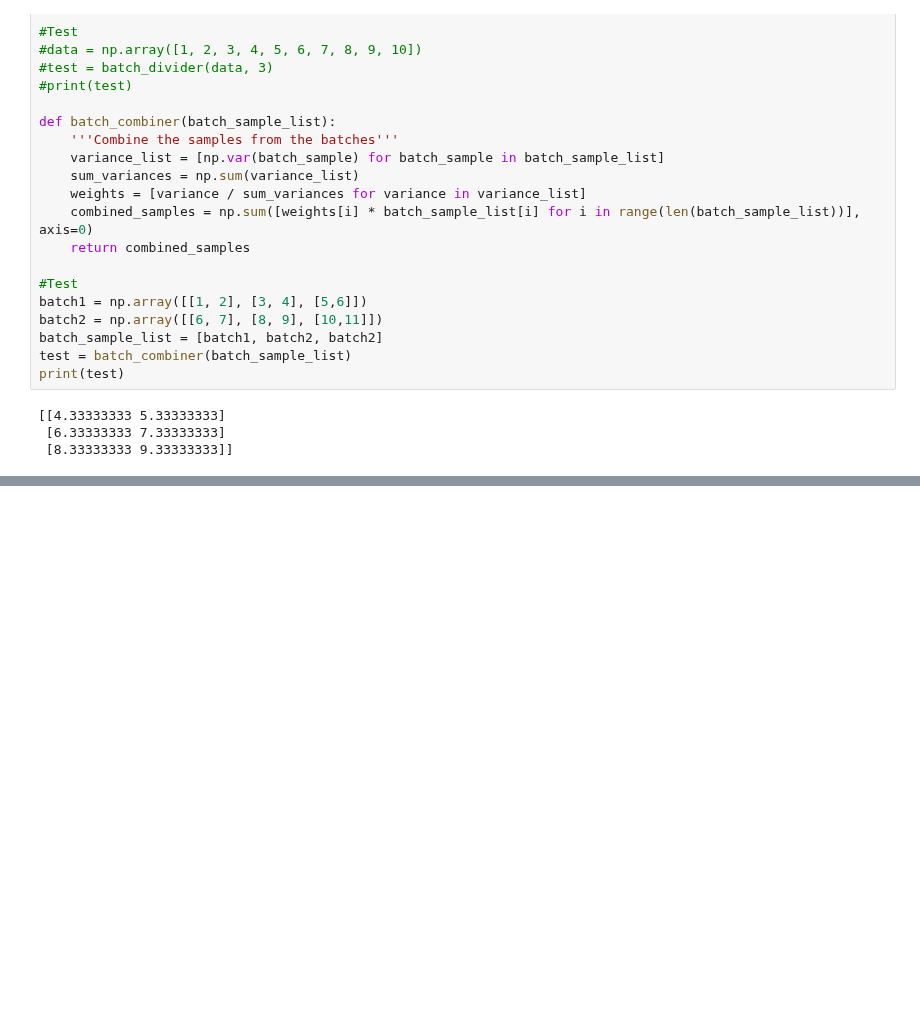
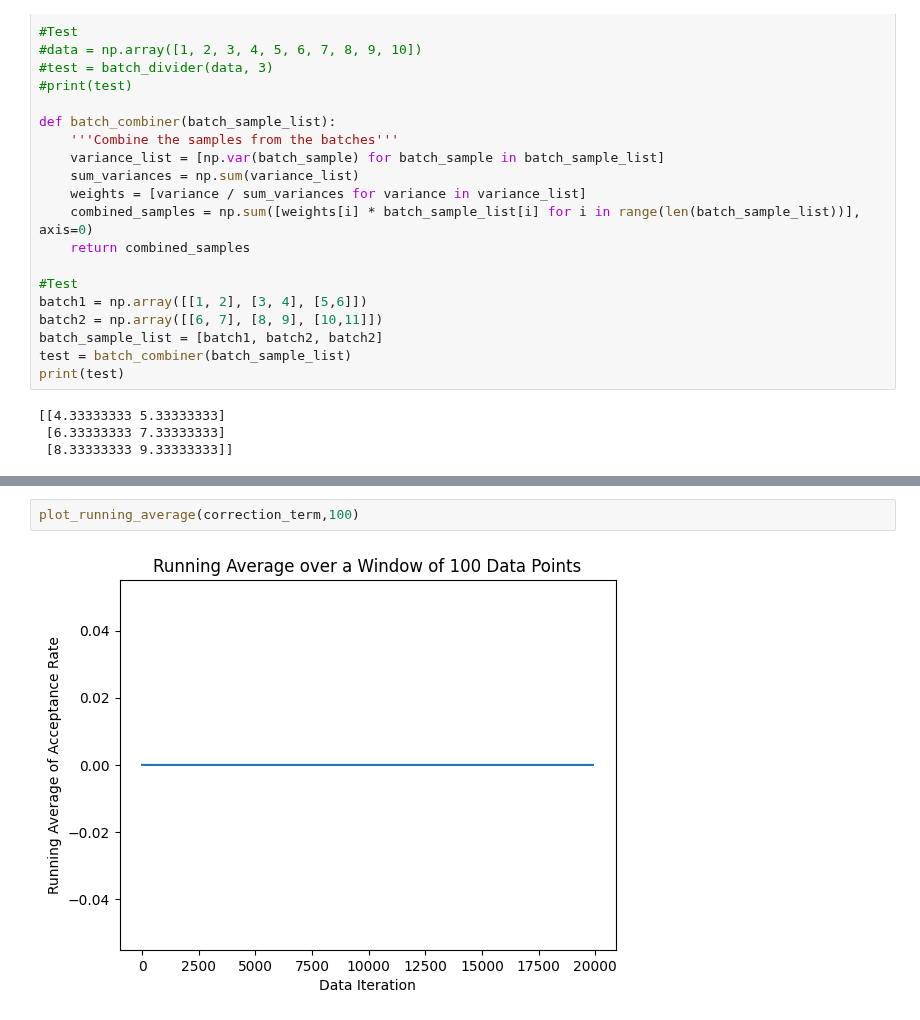
Before and after one commit to fnnrth/bt_MCMC_big_data, a Jupyter notebook: rundown_notebook.ipynb, the cells around one changed output, grey strips where cells are left out. Saved outputs shown, nothing was run; the diff lists cells and outputs as text; blank space fills up the shorter version.

```diff
--- a/rundown_notebook.ipynb
+++ b/rundown_notebook.ipynb
@@ -330,0 +437,4 @@ plt_samples(plot_samples)
+# %%
+plot_running_average(correction_term,100)
+# %% [output]
+[figure, added]
```
Also changed, not shown: parts of 13 cells of this notebook.
